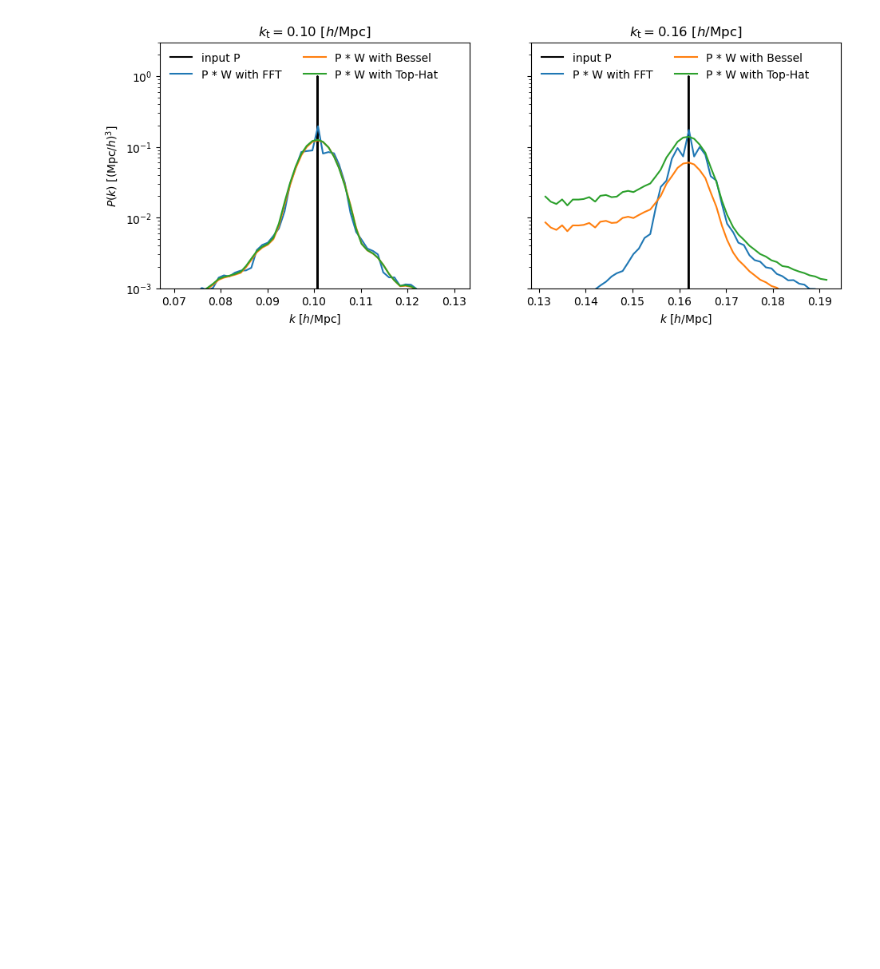
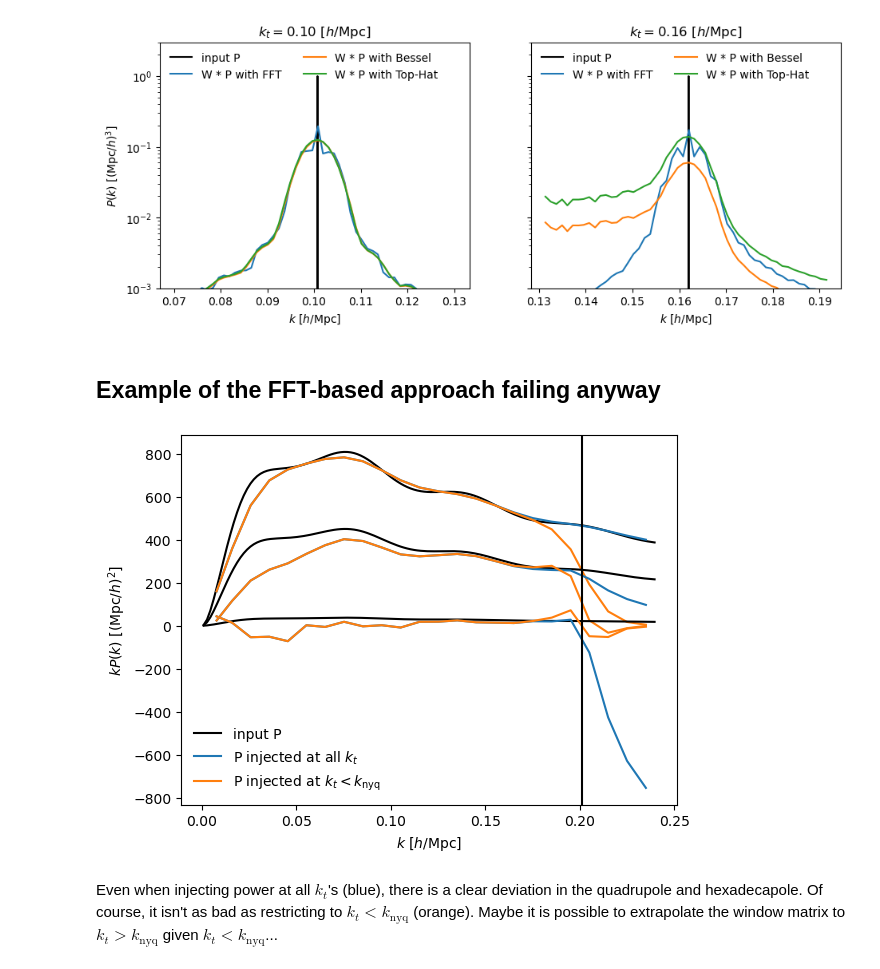
Before and after one commit to adematti/jax-window, a Jupyter notebook: nb/debug_smooth.ipynb, the cells around one changed output. Drawn from its saved outputs; the diff is of its cells as text; code cells hidden in the pictures; blank space fills up the shorter version.

```diff
--- a/nb/debug_smooth.ipynb
+++ b/nb/debug_smooth.ipynb
@@ -78,7 +80,7 @@ if False:
     for i, kinlim in enumerate(kinlims):
         ax = lax[i]
         (sbin, xi_fft, xi_bessel, xi_tophat) = results[i][1]
-        title = r'$k_\mathrm{{t}} = {:.2f}$ [$h/\mathrm{{Mpc}}$]'.format(np.mean(kinlim))
+        title = r'$k_t = {:.2f}$ [$h/\mathrm{{Mpc}}$]'.format(np.mean(kinlim))
         ax.set_title(title)
         ax.plot(sbin.xavg, sbin.xavg**2 * xi_fft, label=r'$\xi$ with FFT')
         ax.plot(sbin.xavg, sbin.xavg**2 * xi_bessel, label=r'$\xi$ with Bessel')
@@ -94,15 +96,15 @@ if True:
         ax = lax[i]
         pkin = results[i][0]
         (kbin, pk_fft, pk_bessel, pk_tophat) = results[i][2]
-        title = r'$k_\mathrm{{t}} = {:.2f}$ [$h/\mathrm{{Mpc}}$]'.format(np.mean(kinlim))
+        title = r'$k_t = {:.2f}$ [$h/\mathrm{{Mpc}}$]'.format(np.mean(kinlim))
         ax.set_title(title)
         kolim = kinlim[0] - 0.03, kinlim[1] + 0.03
         mask = (kin > kolim[0]) & (kin < kolim[1])
         ax.plot(kin[mask], pkin[mask], color='k', label='input P')
         mask = (kbin.xavg > kolim[0]) & (kbin.xavg < kolim[1])
-        ax.plot(kbin.xavg[mask], pk_fft[mask], label='P * W with FFT')
-        ax.plot(kbin.xavg[mask], pk_bessel[mask], label='P * W with Bessel')
-        ax.plot(kbin.xavg[mask], pk_tophat[mask], label='P * W with Top-Hat')
+        ax.plot(kbin.xavg[mask], pk_fft[mask], label='W * P with FFT')
+        ax.plot(kbin.xavg[mask], pk_bessel[mask], label='W * P with Bessel')
+        ax.plot(kbin.xavg[mask], pk_tophat[mask], label='W * P with Top-Hat')
         #ax.set_ylim(-0.01, 0.4)
         ax.set_ylim(1e-3, 3.)
         ax.set_yscale('log')
@@ -113,3 +115,5 @@ if True:
     plt.show()
 # %% [output]
 [figure]
+# %% [markdown]
+## Example of the FFT-based approach failing anyway
@@ -115,0 +161,21 @@ if True:
+# %%
+ax = plt.gca()
+ax.plot([], [], color='k', label=r'input P')
+ax.plot([], [], color='C0', label=r'P injected at all $k_t$')
+ax.plot([], [], color='C1', label=r'P injected at $k_t < k_\mathrm{nyq}$')
+for proj in mean_all.projs:
+    mask = kin < mean_all.edges(projs=proj)[-1]
+    ax.plot(kin[mask], kin[mask] * theory.view(projs=proj)[mask], color='k')
+    k = mean_all.x(projs=proj)
+    ax.plot(k, k * mean_all.view(projs=proj), color='C0')
+    ax.plot(k, k * mean_knyq.view(projs=proj), color='C1')
+ax.set_xlabel(r'$k$ [$h/\mathrm{Mpc}$]')
+ax.set_ylabel(r'$k P(k)$ [$(\mathrm{Mpc}/h)^{2}$]')
+ax.axvline(selection.attrs.knyq.min(), color='k')
+ax.legend(frameon=False)
+plt.show()
+# %% [output]
+[figure, added]
+# %% [markdown]
+Even when injecting power at all $k_t$'s (blue), there is a clear deviation in the quadrupole and hexadecapole.
+Of course, it isn't as bad as restricting to $k_t < k_\mathrm{nyq}$ (orange). Maybe it is possible to extrapolate the window matrix to $k_t > k_\mathrm{nyq}$ given $k_t < k_\mathrm{nyq}$...
```
Also changed, not shown: parts of 3 cells of this notebook.
